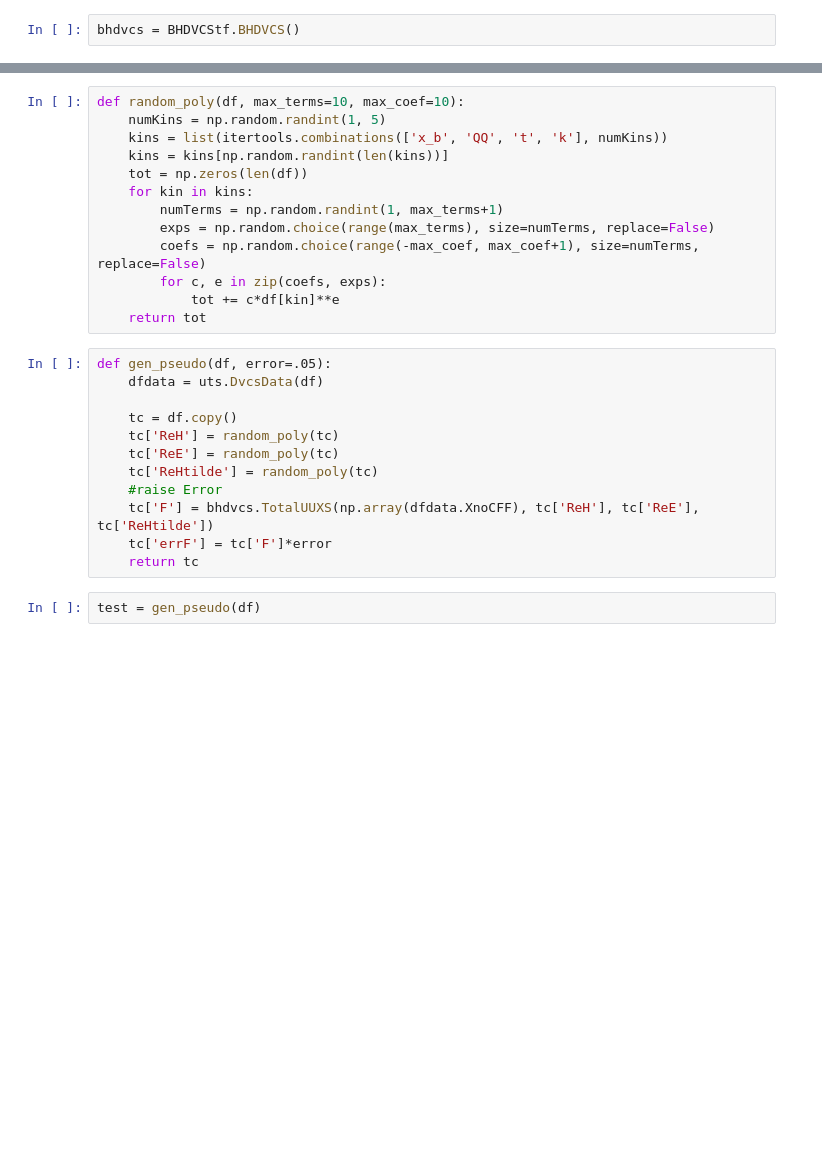
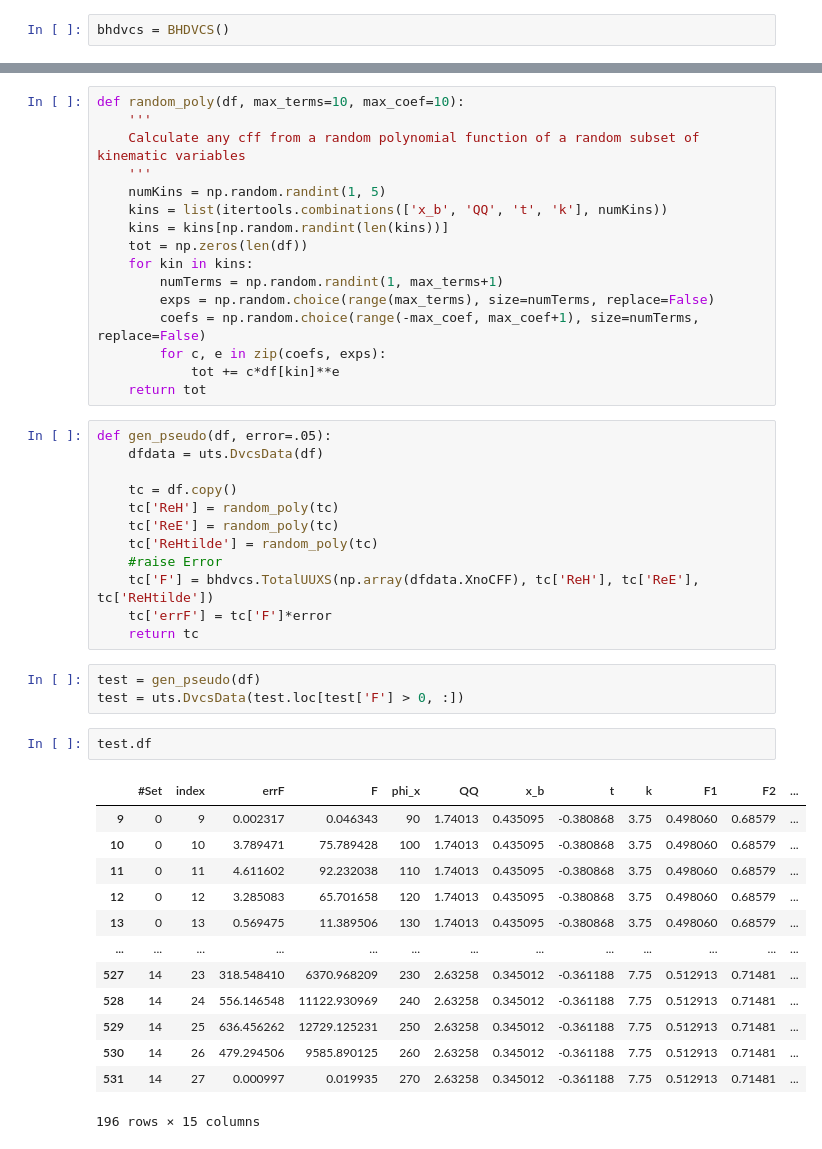
Before and after one commit to extraction-tools/ANN, a Jupyter notebook: Nick/NewEvaluationDataGeneration.ipynb, the cells around one changed output, grey strips where cells are left out. Drawn from its saved outputs; the diff is of its cells as text; blank space fills up the shorter version.

```diff
--- a/Nick/NewEvaluationDataGeneration.ipynb
+++ b/Nick/NewEvaluationDataGeneration.ipynb
@@ -10,7 +12,7 @@ import scipy.optimize as optimization
 from BHDVCStf import BHDVCS #modified bhdvcs file
 import utilities as uts
 # %%
-bhdvcs = BHDVCStf.BHDVCS()
+bhdvcs = BHDVCS()
 # %%
 df = pd.read_csv("dvcs_psuedo.csv")
 data = uts.DvcsData(df)
@@ -36,5 +22,8 @@ df
 # %%
 def random_poly(df, max_terms=10, max_coef=10):
+    '''
+    Calculate any cff from a random polynomial function of a random subset of kinematic variables
+    '''
     numKins = np.random.randint(1, 5)
     kins = list(itertools.combinations(['x_b', 'QQ', 't', 'k'], numKins))
     kins = kins[np.random.randint(len(kins))]
@@ -58,5 +47,22 @@ def gen_pseudo(df, error=.05):
     tc['F'] = bhdvcs.TotalUUXS(np.array(dfdata.XnoCFF), tc['ReH'], tc['ReE'], tc['ReHtilde'])
     tc['errF'] = tc['F']*error
     return tc
+# %%
+test = gen_pseudo(df)
+test = uts.DvcsData(test.loc[test['F'] > 0, :])
 # %%
-test = gen_pseudo(df)
+test.df
+# %% [output]
+|  | #Set | index | errF | F | phi_x | QQ | x_b | t | k | F1 | F2 | ... |
+| 9 | 0 | 9 | 0.002317 | 0.046343 | 90 | 1.74013 | 0.435095 | -0.380868 | 3.75 | 0.498060 | 0.68579 | ... |
+| 10 | 0 | 10 | 3.789471 | 75.789428 | 100 | 1.74013 | 0.435095 | -0.380868 | 3.75 | 0.498060 | 0.68579 | ... |
+| 11 | 0 | 11 | 4.611602 | 92.232038 | 110 | 1.74013 | 0.435095 | -0.380868 | 3.75 | 0.498060 | 0.68579 | ... |
+| 12 | 0 | 12 | 3.285083 | 65.701658 | 120 | 1.74013 | 0.435095 | -0.380868 | 3.75 | 0.498060 | 0.68579 | ... |
+| 13 | 0 | 13 | 0.569475 | 11.389506 | 130 | 1.74013 | 0.435095 | -0.380868 | 3.75 | 0.498060 | 0.68579 | ... |
+| ... | ... | ... | ... | ... | ... | ... | ... | ... | ... | ... | ... | ... |
+| 527 | 14 | 23 | 318.548410 | 6370.968209 | 230 | 2.63258 | 0.345012 | -0.361188 | 7.75 | 0.512913 | 0.71481 | ... |
+| 528 | 14 | 24 | 556.146548 | 11122.930969 | 240 | 2.63258 | 0.345012 | -0.361188 | 7.75 | 0.512913 | 0.71481 | ... |
+| 529 | 14 | 25 | 636.456262 | 12729.125231 | 250 | 2.63258 | 0.345012 | -0.361188 | 7.75 | 0.512913 | 0.71481 | ... |
+| 530 | 14 | 26 | 479.294506 | 9585.890125 | 260 | 2.63258 | 0.345012 | -0.361188 | 7.75 | 0.512913 | 0.71481 | ... |
+| 531 | 14 | 27 | 0.000997 | 0.019935 | 270 | 2.63258 | 0.345012 | -0.361188 | 7.75 | 0.512913 | 0.71481 | ... |
+196 rows × 15 columns
```
Also changed, not shown: parts of 20 cells of this notebook, 4 other files.
